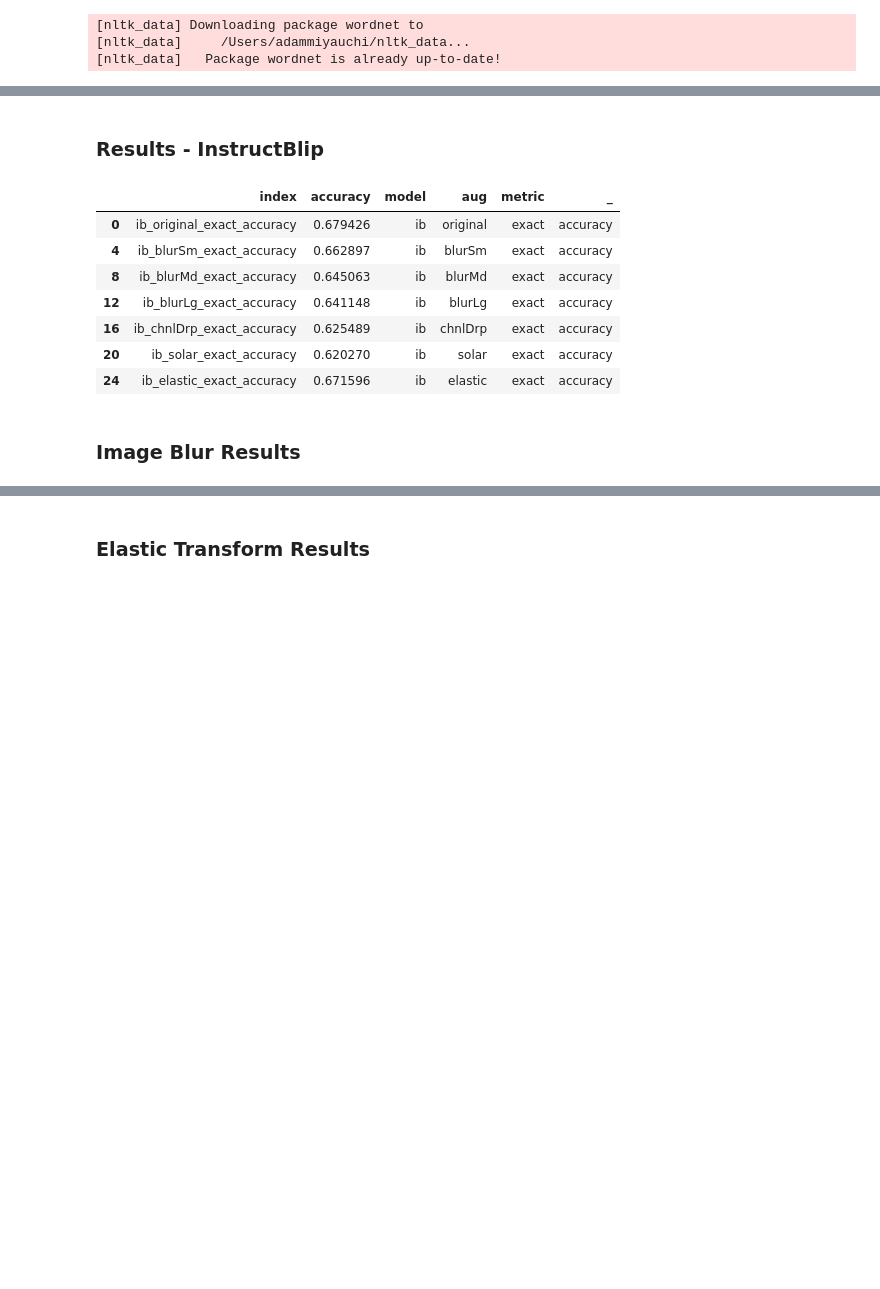
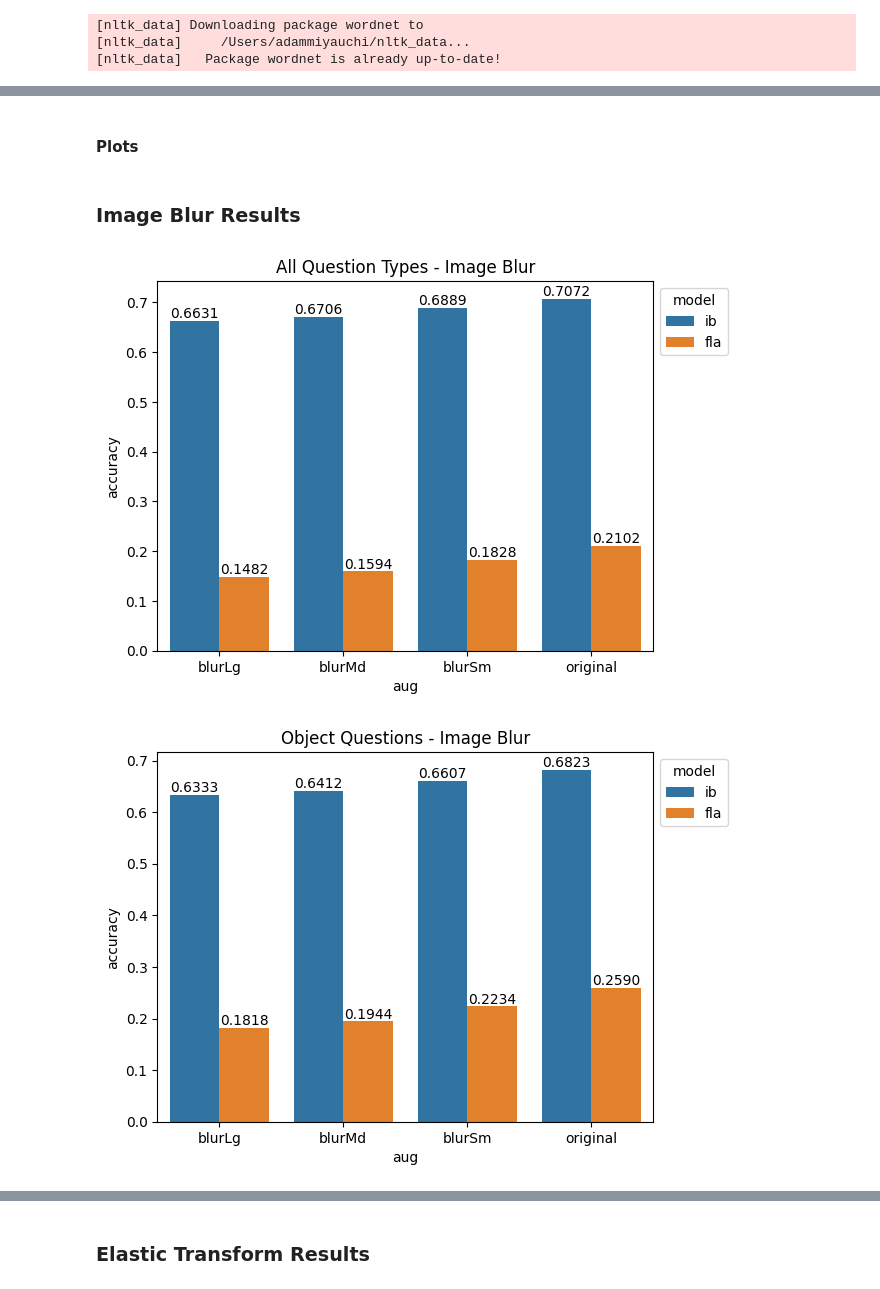
Before and after one commit to shamanthak-hegde/CSE576-NLP, a Jupyter notebook: img_aug/img_aug_analysis_graphs.ipynb, the cells around one changed output, grey strips where cells are left out. Saved outputs shown, nothing was run; the diff lists cells and outputs as text; code cells hidden in the pictures; blank space fills up the shorter version.

```diff
--- a/img_aug/img_aug_analysis_graphs.ipynb
+++ b/img_aug/img_aug_analysis_graphs.ipynb
@@ -62,11 +71,0 @@ def get_synonyms(word):
-# %%
-eval = pd.DataFrame()
-
-for c in qa_df.columns[4:]:
-    eval[f'{c}_exact_accuracy'] = accuracy_exact_match(qa_df[c], qa_df['answer'])
-    eval[f'{c}_synonym_accuracy'] = accuracy_synonmy(qa_df[c], qa_df['answer'])
-    eval[f'{c}_exact_accuracy'] = eval[f'{c}_exact_accuracy'].astype(int)
-    eval[f'{c}_synonym_accuracy'] = eval[f'{c}_synonym_accuracy'].astype(int)
-
-
-eval.tail()
@@ -80,0 +72,4 @@ eval.tail()
+# %%
+ib_eval = accuracy_columns(ib, ib.columns[4:])
+fla_eval = accuracy_columns(fla, fla.columns[4:])
+ib_eval
@@ -81,8 +90,14 @@ eval.tail()
 # %%
-def get_results(question_type=[0, 1, 2, 3]):
-    results = eval.iloc[qa_df[qa_df['type'].isin(question_type)].index]
+def get_results(df, eval, question_type=[0, 1, 2, 3]):
+    results = eval.iloc[df[df['type'].isin(question_type)].index]
     results = (results.sum() / results.count()).reset_index()
     results[['model', 'aug', 'metric', '_']] = results['index'].str.split('_', expand=True)
     results = results.sort_values(by=['metric', 'model', 'aug'])
     results = results.rename(columns = {0: 'accuracy'})
     return results
+
+def merge_results(question_type=[0, 1, 2, 3]):
+    return pd.concat([
+        get_results(ib, ib_eval, question_type),
+        get_results(fla, fla_eval, question_type)
+    ])
@@ -95,3 +104,5 @@ def get_results(question_type=[0, 1, 2, 3]):
+# %% [markdown]
+#### Plots
 # %%
 
 def plot_blur_results(results, title):
@@ -143,22 +170,19 @@ def plot_solarization_results(results, title):
-# %% [markdown]
-### Results - InstructBlip
-# %%
-res = get_results()
-res[(res['model'] == 'ib') & (res['metric'] == 'exact')].sort_index()
-# %% [output]
-|  | index | accuracy | model | aug | metric | _ |
-| 0 | ib_original_exact_accuracy | 0.679426 | ib | original | exact | accuracy |
-| 4 | ib_blurSm_exact_accuracy | 0.662897 | ib | blurSm | exact | accuracy |
-| 8 | ib_blurMd_exact_accuracy | 0.645063 | ib | blurMd | exact | accuracy |
-| 12 | ib_blurLg_exact_accuracy | 0.641148 | ib | blurLg | exact | accuracy |
-| 16 | ib_chnlDrp_exact_accuracy | 0.625489 | ib | chnlDrp | exact | accuracy |
-| 20 | ib_solar_exact_accuracy | 0.620270 | ib | solar | exact | accuracy |
-| 24 | ib_elastic_exact_accuracy | 0.671596 | ib | elastic | exact | accuracy |
+# %%
+q_all = merge_results(question_type=[0,1,2,3])
+q_exColor = merge_results(question_type=[0,1,3])
+q_0 = merge_results(question_type=[0])
+q_1 = merge_results(question_type=[1])
+q_2 = merge_results(question_type=[2])
+q_3 = merge_results(question_type=[3])
 # %% [markdown]
 ### Image Blur Results
 # %%
-plot_blur_results(get_results(), 'All Question Types - Image Blur')
-plot_blur_results(get_results(question_type=[0]), 'Object Questions - Image Blur')
-plot_blur_results(get_results(question_type=[1]), 'Number Questions - Image Blur')
-plot_blur_results(get_results(question_type=[2]), 'Color Questions - Image Blur')
-plot_blur_results(get_results(question_type=[3]), 'Location Questions - Image Blur')
+
+plot_blur_results(q_all, 'All Question Types - Image Blur')
+plot_blur_results(q_0, 'Object Questions - Image Blur')
+plot_blur_results(q_1, 'Number Questions - Image Blur')
+plot_blur_results(q_2, 'Color Questions - Image Blur')
+plot_blur_results(q_3, 'Location Questions - Image Blur')
+# %% [output]
+[figure, added]
+[figure, added]
```
Also changed, not shown: parts of 20 cells of this notebook.
